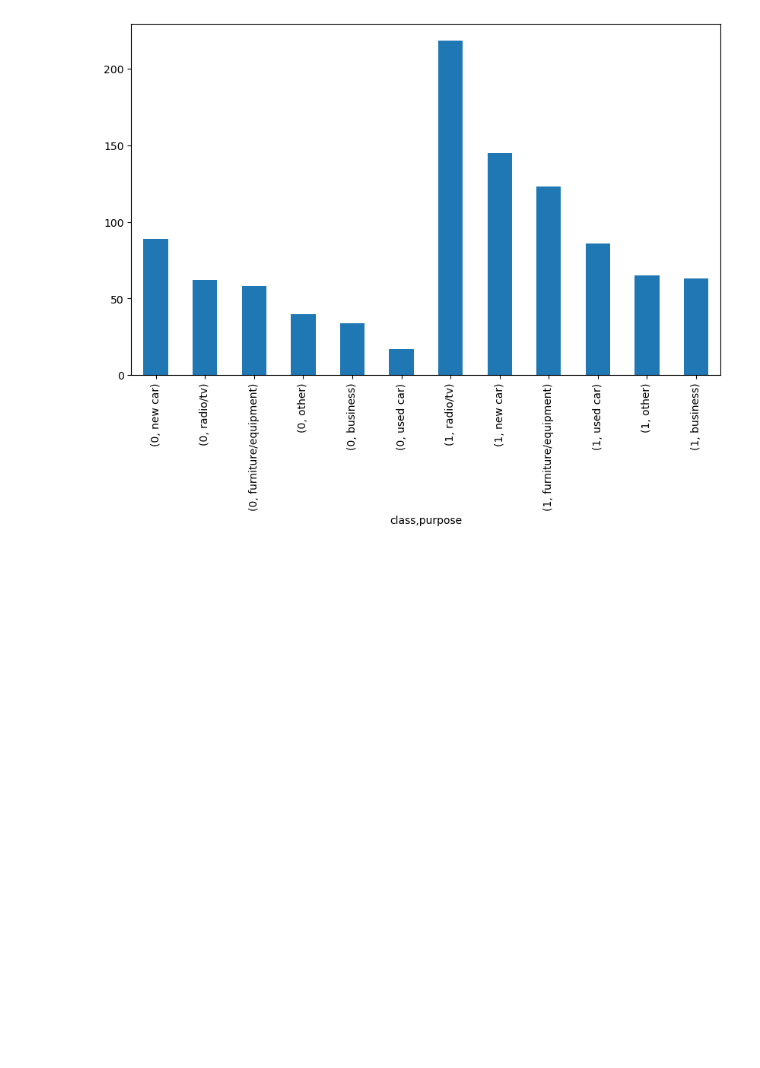
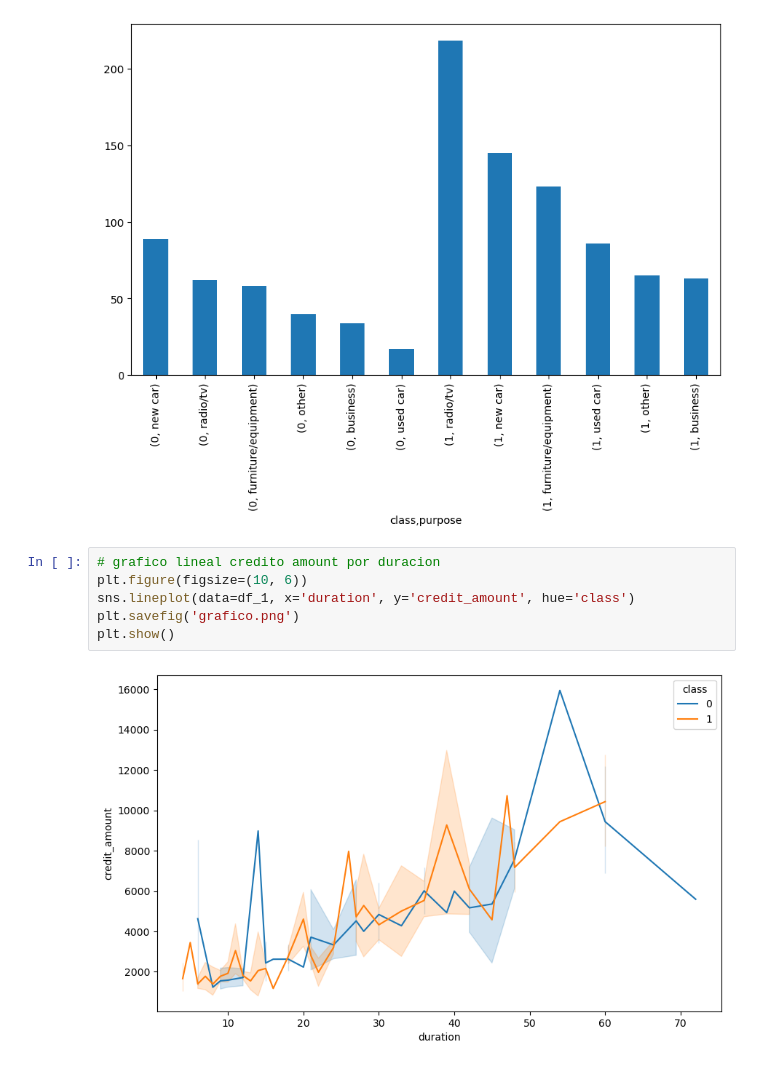
Before and after one commit to RodLunardi/Credit_customers, a Jupyter notebook: Proyecto_Credit_Custumer_Pré_Procesamiento.ipynb, the cells around one changed output. Cells and saved outputs as stored; diff of their text form; blank space fills up the shorter version.

```diff
--- a/Proyecto_Credit_Custumer_Pré_Procesamiento.ipynb
+++ b/Proyecto_Credit_Custumer_Pré_Procesamiento.ipynb
@@ -322,3 +350,11 @@ df_1.groupby('class')['purpose'].value_counts().plot(kind='bar')
 plt.show()
 # %% [output]
 [figure]
+# %%
+# grafico lineal credito amount por duracion
+plt.figure(figsize=(10, 6))
+sns.lineplot(data=df_1, x='duration', y='credit_amount', hue='class')
+plt.savefig('grafico.png')
+plt.show()
+# %% [output]
+[figure, added]
```
Also changed, not shown: parts of 7 cells of this notebook.
